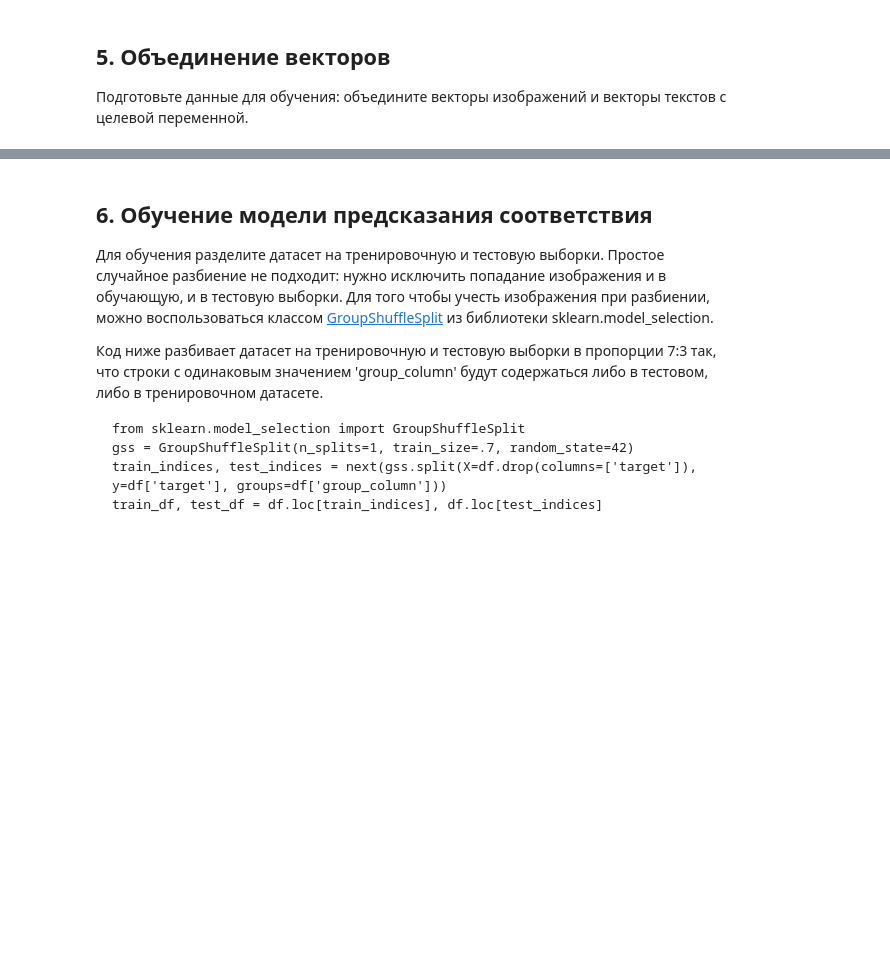
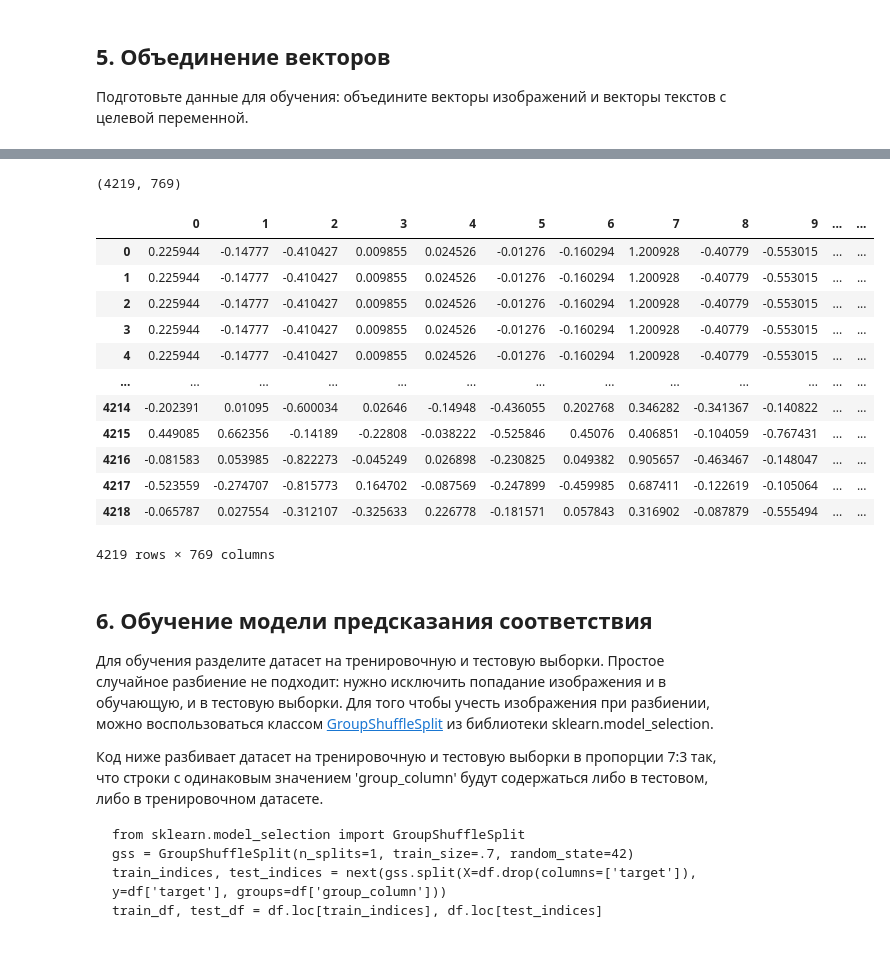
Before and after one commit to 9yx/image_search, a Jupyter notebook: project4.ipynb, the cells around one changed output, grey strips where cells are left out. Drawn from its saved outputs; the diff is of its cells as text; code cells hidden in the pictures; blank space fills up the shorter version.

```diff
--- a/project4.ipynb
+++ b/project4.ipynb
@@ -611,17 +616,17 @@ preprocess = transforms.Compose([
     transforms.Normalize(mean=[0.485, 0.456, 0.406], std=[0.229, 0.224, 0.225]),
 ])
 # %%
-def vectorize_image(image_path):
-    image = Image.open(image_path).convert('RGB')
+def vectorize_image(image_path, path):
+    image = Image.open(os.path.join(path, image_path)).convert('RGB')
     image = preprocess(image)
-    image = image.unsqueeze(0)
+    image = image.unsqueeze(0).to(device)
 
     with torch.no_grad():
         features = resnet50(image)
 
-    return features.flatten().numpy()
+    return features.cpu().numpy()
 # %%
-def image_embedding():
+def image_embedding(column, path):
+    return column.progress_apply(lambda x: vectorize_image(x, path))
 # %%
-vectorize_image(
-    '/home/runx/misc/PycharmProjects/image_find/dataset_search/to_upload/test_images/123997871_6a9ca987b1.jpg')
+image_embedding = image_embedding(train_dataset_df['image'], TRAIN_IMAGE_PATH)
@@ -680,3 +721,24 @@ text_embedding = text_embedding(train_dataset_df['query_text'])
+# %%
+combined_embedding = np.hstack((text_embedding, image_embedding[:, np.newaxis]))
+combined_embedding.shape
+# %% [output]
+(4219, 769)
+# %%
+pd.DataFrame(combined_embedding)
+# %% [output]
+|  | 0 | 1 | 2 | 3 | 4 | 5 | 6 | 7 | 8 | 9 | ... | ... |
+| 0 | 0.225944 | -0.14777 | -0.410427 | 0.009855 | 0.024526 | -0.01276 | -0.160294 | 1.200928 | -0.40779 | -0.553015 | ... | ... |
+| 1 | 0.225944 | -0.14777 | -0.410427 | 0.009855 | 0.024526 | -0.01276 | -0.160294 | 1.200928 | -0.40779 | -0.553015 | ... | ... |
+| 2 | 0.225944 | -0.14777 | -0.410427 | 0.009855 | 0.024526 | -0.01276 | -0.160294 | 1.200928 | -0.40779 | -0.553015 | ... | ... |
+| 3 | 0.225944 | -0.14777 | -0.410427 | 0.009855 | 0.024526 | -0.01276 | -0.160294 | 1.200928 | -0.40779 | -0.553015 | ... | ... |
+| 4 | 0.225944 | -0.14777 | -0.410427 | 0.009855 | 0.024526 | -0.01276 | -0.160294 | 1.200928 | -0.40779 | -0.553015 | ... | ... |
+| ... | ... | ... | ... | ... | ... | ... | ... | ... | ... | ... | ... | ... |
+| 4214 | -0.202391 | 0.01095 | -0.600034 | 0.02646 | -0.14948 | -0.436055 | 0.202768 | 0.346282 | -0.341367 | -0.140822 | ... | ... |
+| 4215 | 0.449085 | 0.662356 | -0.14189 | -0.22808 | -0.038222 | -0.525846 | 0.45076 | 0.406851 | -0.104059 | -0.767431 | ... | ... |
+| 4216 | -0.081583 | 0.053985 | -0.822273 | -0.045249 | 0.026898 | -0.230825 | 0.049382 | 0.905657 | -0.463467 | -0.148047 | ... | ... |
+| 4217 | -0.523559 | -0.274707 | -0.815773 | 0.164702 | -0.087569 | -0.247899 | -0.459985 | 0.687411 | -0.122619 | -0.105064 | ... | ... |
+| 4218 | -0.065787 | 0.027554 | -0.312107 | -0.325633 | 0.226778 | -0.181571 | 0.057843 | 0.316902 | -0.087879 | -0.555494 | ... | ... |
+4219 rows × 769 columns
 # %% [markdown]
 ## 6. Обучение модели предсказания соответствия
 
```
Also changed, not shown: parts of 8 cells of this notebook.
